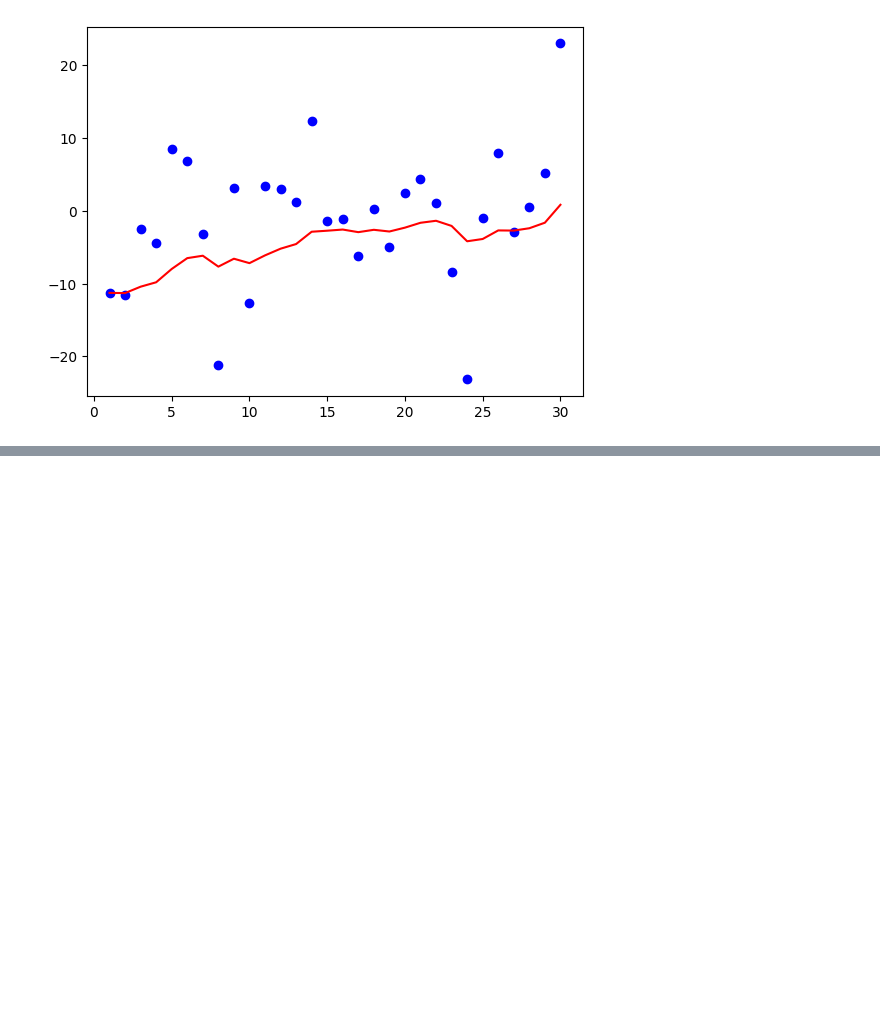
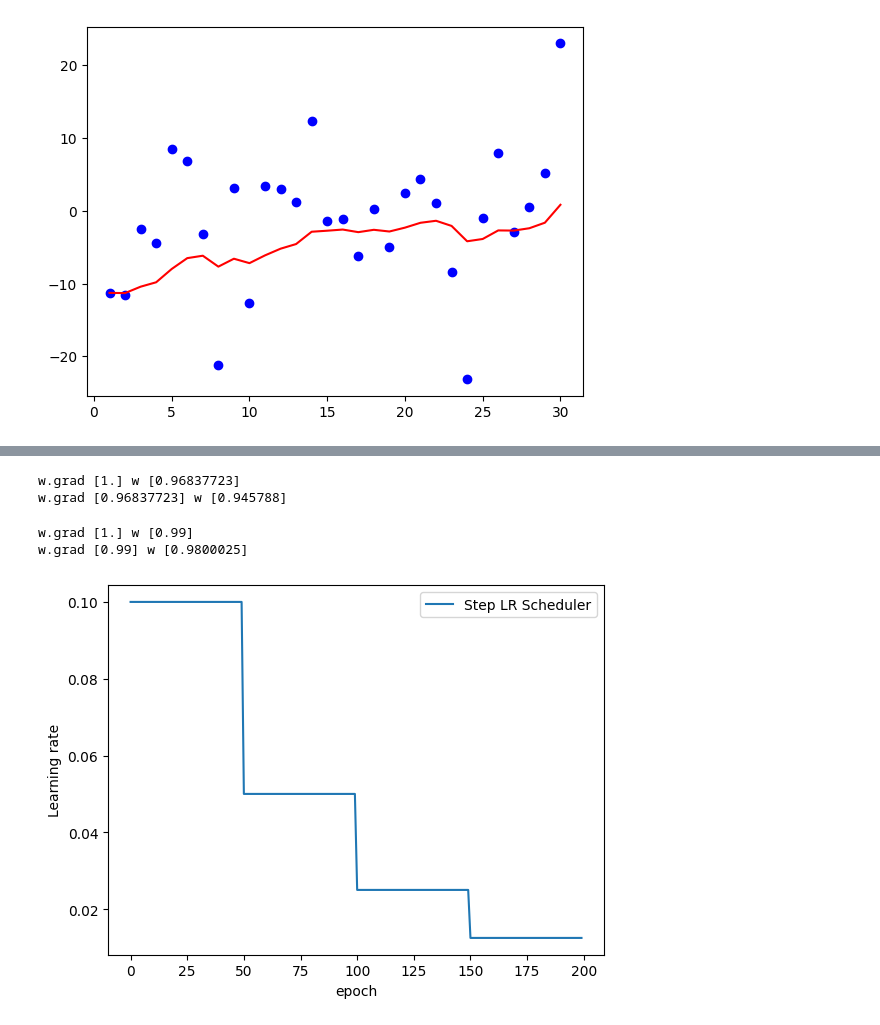
Before and after one commit to relax-hjy/imp, a Jupyter notebook: 深度学习/3.神经网络基础.ipynb, the cells around one changed output, grey strips where cells are left out. Cells and saved outputs as stored; diff of their text form; code cells hidden in the pictures; blank space fills up the shorter version.

```diff
--- a/深度学习/3.神经网络基础.ipynb
+++ b/深度学习/3.神经网络基础.ipynb
@@ -337,0 +376,5 @@ def test_adagrad():
+# %%
+test_rmsprop()
+# %% [output]
+w.grad [1.] w [0.96837723]
+w.grad [0.96837723] w [0.945788]
@@ -337,0 +401,42 @@ def test_adagrad():
+# %%
+test_adam()
+# %% [output]
+w.grad [1.] w [0.99]
+w.grad [0.99] w [0.9800025]
+# %%
+# 学习率衰减方法
+# 等间隔学习率衰减
+lr_scheduler=torch.optim.lr_scheduler.StepLR(optimizer,step_size=1,gamma=0.9)  # 调整间隔，调整系数，调整方式lr=lr*gamma
+# %%
+def test_StepLR():
+    LR=0.1
+    iteration=10
+    max_epoch=200
+
+    y_true=torch.tensor([0])
+    x=torch.tensor([1.0])
+    w=torch.tensor([1.0],requires_grad=True)
+
+    optimizer=torch.optim.SGD([w],lr=LR)
+    lr_scheduler=torch.optim.lr_scheduler.StepLR(optimizer,step_size=50,gamma=0.5)
+
+    lr_list,epoch_list=list(),list()
+
+    for epoch in range(max_epoch):
+        lr_list.append(lr_scheduler.get_last_lr())
+        epoch_list.append(epoch)
+        for i in range(iteration):
+            loss=((w*x-y_true)**2)/2.0
+            optimizer.zero_grad()
+            loss.backward()
+            optimizer.step()
+        lr_scheduler.step()
+    plt.plot(epoch_list,lr_list,label="Step LR Scheduler")
+    plt.xlabel("epoch")
+    plt.ylabel("Learning rate")
+    plt.legend()
+    plt.show()
+# %%
+test_StepLR()
+# %% [output]
+[figure, added]
```
Also changed, not shown: parts of 9 cells of this notebook, 9 other files.
